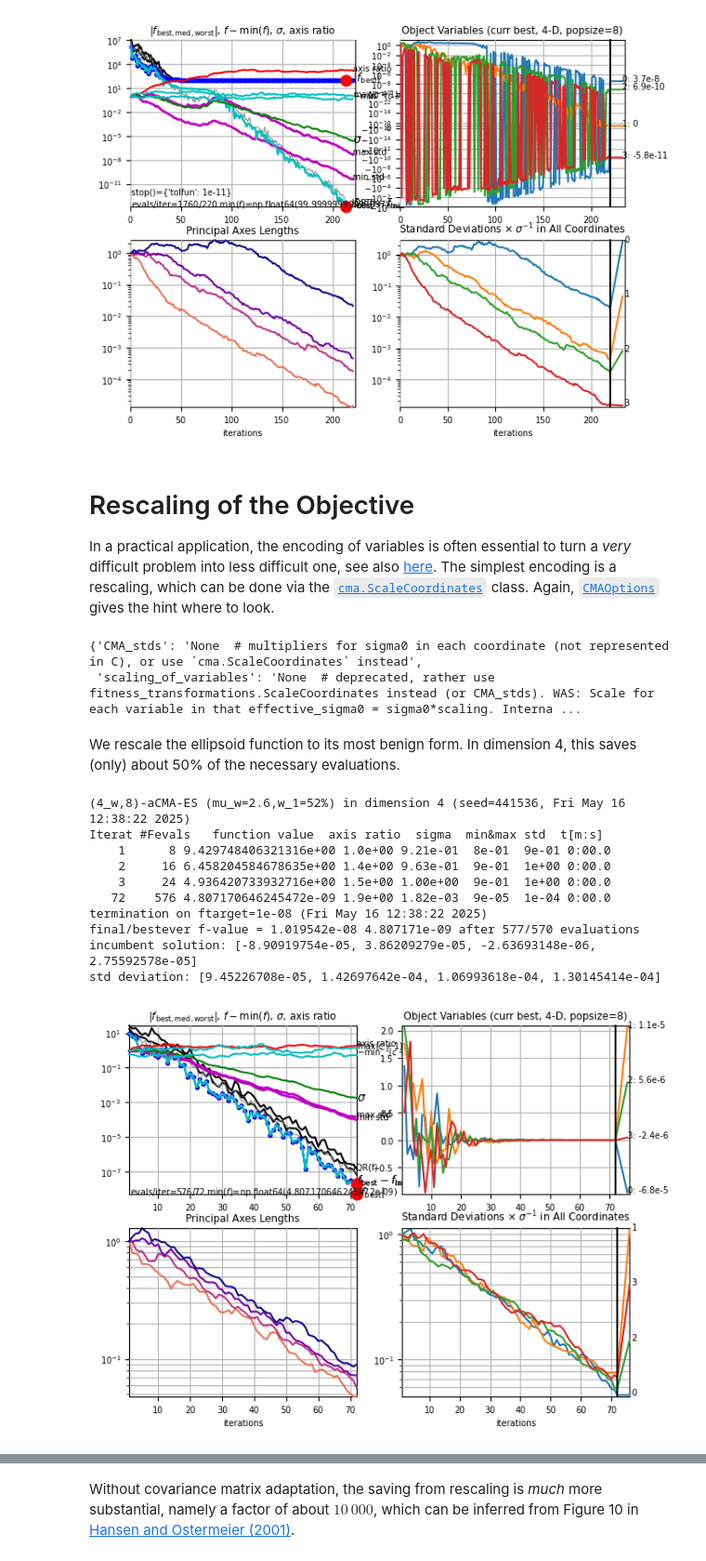
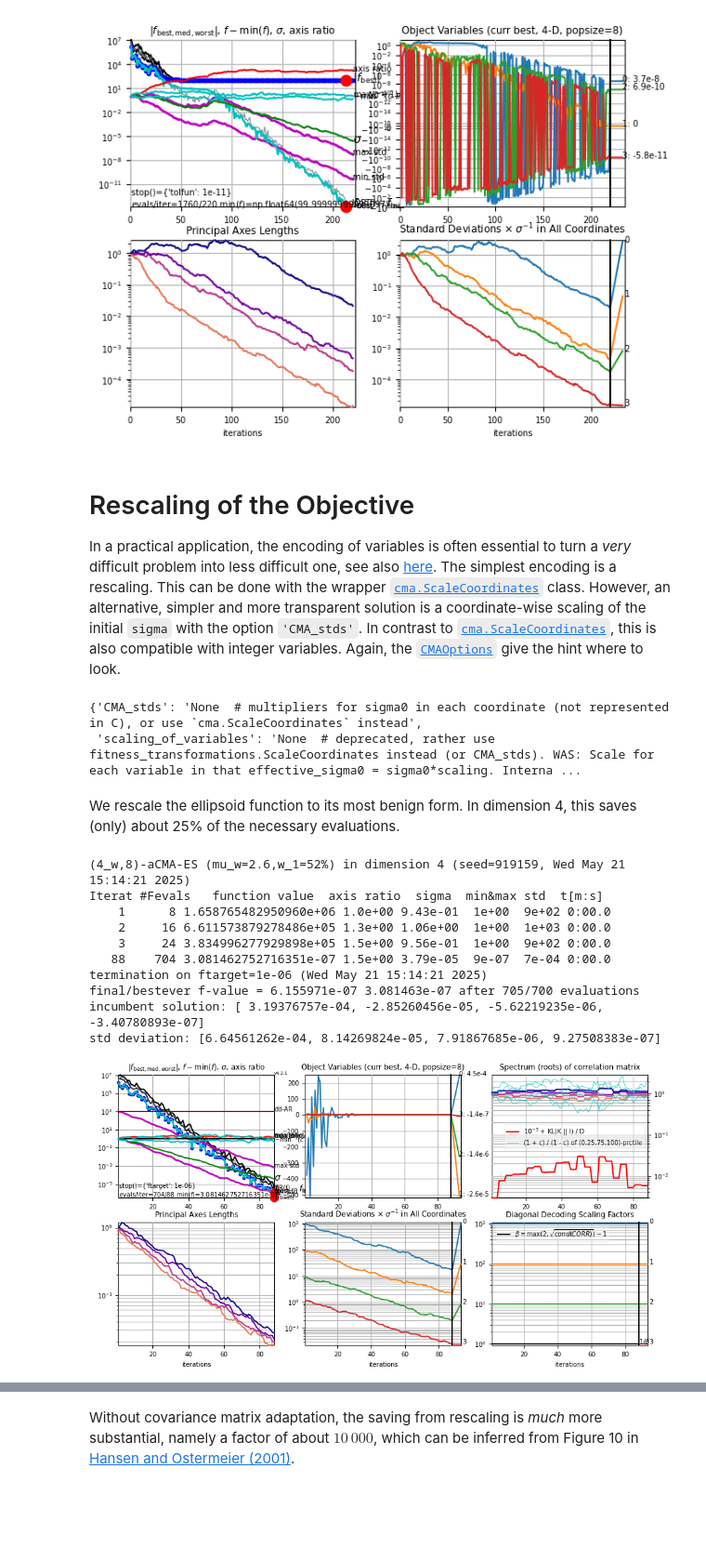
Before and after one commit to CMA-ES/pycma, a Jupyter notebook: notebooks/notebook-usecases-basics.ipynb, the cells around one changed output, grey strips where cells are left out. Shown at 93% size. Drawn from its saved outputs; the diff is of its cells as text; code cells hidden in the pictures; blank space fills up the shorter version.

Commit message:
[notebooks] revise basic notebook scaling of variables

```diff
--- a/notebooks/notebook-usecases-basics.ipynb
+++ b/notebooks/notebook-usecases-basics.ipynb
@@ -180,28 +180,32 @@ es_b.plot(xsemilog=True, x_opt=[0, 1] + (len(x0) - 2) * [0]);
 [figure]
 # %% [markdown]
 # Rescaling of the Objective
-In a practical application, the encoding of variables is often essential to turn a _very_ difficult problem into less difficult one, see also [here](https://cma-es.github.io/cmaes_sourcecode_page.html#practical). The simplest encoding is a rescaling, which can be done via the [`cma.ScaleCoordinates`](https://cma-es.github.io/apidocs-pycma/cma.fitness_transformations.ScaleCoordinates.html) class. Again, [`CMAOptions`](https://cma-es.github.io/apidocs-pycma/cma.evolution_strategy.CMAOptions.html) gives the hint where to look.
+In a practical application, the encoding of variables is often essential to turn a _very_ difficult problem into less difficult one, see also [here](https://cma-es.github.io/cmaes_sourcecode_page.html#practical). The simplest encoding is a rescaling.
+This can be done with the wrapper [`cma.ScaleCoordinates`](https://cma-es.github.io/apidocs-pycma/cma.fitness_transformations.ScaleCoordinates.html) class.
+However, an alternative, simpler and more transparent solution is a coordinate-wise scaling of the initial `sigma` with the option `'CMA_stds'`.
+In contrast to [`cma.ScaleCoordinates`](https://cma-es.github.io/apidocs-pycma/cma.fitness_transformations.ScaleCoordinates.html), this is also compatible with integer variables.
+Again, the [`CMAOptions`](https://cma-es.github.io/apidocs-pycma/cma.evolution_strategy.CMAOptions.html) give the hint where to look.
 # %%
 cma.CMAOptions('scale')
 # %% [output]
 {'CMA_stds': 'None  # multipliers for sigma0 in each coordinate (not represented in C), or use `cma.ScaleCoordinates` instead',
  'scaling_of_variables': 'None  # deprecated, rather use fitness_transformations.ScaleCoordinates instead (or CMA_stds). WAS: Scale for each variable in that effective_sigma0 = sigma0*scaling. Interna ...
 # %% [markdown]
-We rescale the ellipsoid function to its most benign form. In dimension 4, this saves (only) about 50% of the necessary evaluations.
+We rescale the ellipsoid function to its most benign form. In dimension 4, this saves (only) about 25% of the necessary evaluations.
 # %%
-fun2 = cma.ScaleCoordinates(fun, [1000**(-i / 3) for i in range(4)])
-xopt2, es2 = cma.fmin2(fun2, x0, sigma0, {'ftarget':1e-8})
+vec_sigma0 = [1e3 / 1e3**(i / 3) for i in range(4)]
+xopt2, es2 = cma.fmin2(fun, x0, sigma0, {'CMA_stds': vec_sigma0, 'ftarget':1e-6})
 cma.plot();
 # %% [output]
-(4_w,8)-aCMA-ES (mu_w=2.6,w_1=52%) in dimension 4 (seed=441536, Fri May 16 12:38:22 2025)
+(4_w,8)-aCMA-ES (mu_w=2.6,w_1=52%) in dimension 4 (seed=919159, Wed May 21 15:14:21 2025)
 Iterat #Fevals   function value  axis ratio  sigma  min&max std  t[m:s]
-    1      8 9.429748406321316e+00 1.0e+00 9.21e-01  8e-01  9e-01 0:00.0
-    2     16 6.458204584678635e+00 1.4e+00 9.63e-01  9e-01  1e+00 0:00.0
-    3     24 4.936420733932716e+00 1.5e+00 1.00e+00  9e-01  1e+00 0:00.0
-   72    576 4.807170646245472e-09 1.9e+00 1.82e-03  9e-05  1e-04 0:00.0
-termination on ftarget=1e-08 (Fri May 16 12:38:22 2025)
-final/bestever f-value = 1.019542e-08 4.807171e-09 after 577/570 evaluations
-incumbent solution: [-8.90919754e-05, 3.86209279e-05, -2.63693148e-06, 2.75592578e-05]
-std deviation: [9.45226708e-05, 1.42697642e-04, 1.06993618e-04, 1.30145414e-04]
+    1      8 1.658765482950960e+06 1.0e+00 9.43e-01  1e+00  9e+02 0:00.0
+    2     16 6.611573879278486e+05 1.3e+00 1.06e+00  1e+00  1e+03 0:00.0
+    3     24 3.834996277929898e+05 1.5e+00 9.56e-01  1e+00  9e+02 0:00.0
+   88    704 3.081462752716351e-07 1.5e+00 3.79e-05  9e-07  7e-04 0:00.0
+termination on ftarget=1e-06 (Wed May 21 15:14:21 2025)
+final/bestever f-value = 6.155971e-07 3.081463e-07 after 705/700 evaluations
+incumbent solution: [ 3.19376757e-04, -2.85260456e-05, -5.62219235e-06, -3.40780893e-07]
+std deviation: [6.64561262e-04, 8.14269824e-05, 7.91867685e-06, 9.27508383e-07]
-[figure, old version]
+[figure, new version]
 # %% [markdown]
```
Also changed, not shown: parts of 7 cells of this notebook.
